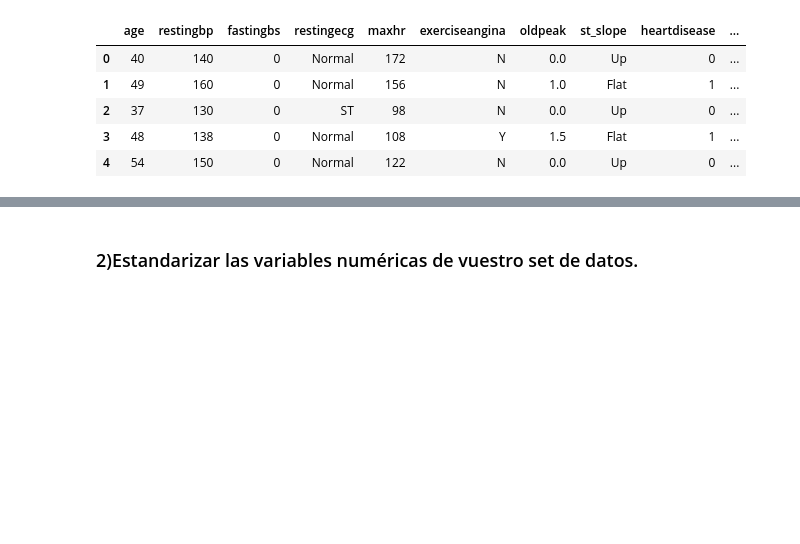
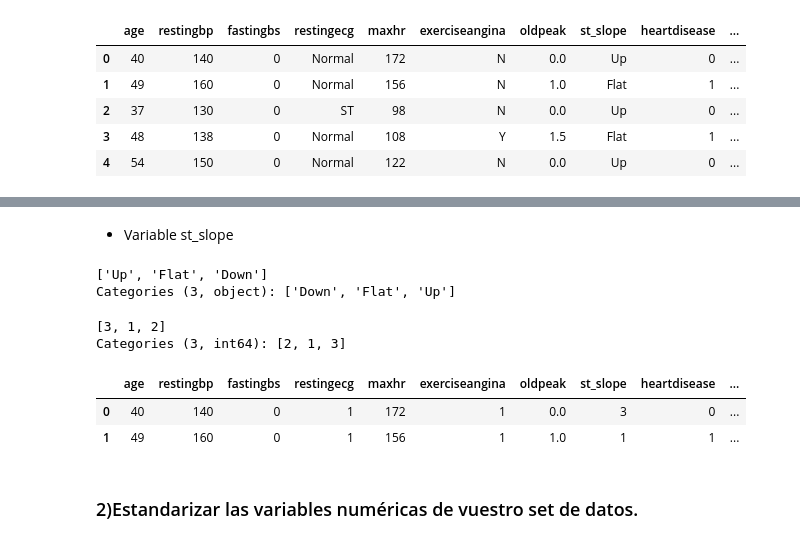
Before and after one commit to Adalab/DA-promo-c-modulo-3-sprint-1-Ximena-Anahi, a Jupyter notebook: 2.Regresion Logistica/2.pp-rl-preprocesado.ipynb, the cells around one changed output, grey strips where cells are left out. Cells and saved outputs as stored; diff of their text form; code cells hidden in the pictures; blank space fills up the shorter version.

```diff
--- a/2.Regresion Logistica/2.pp-rl-preprocesado.ipynb
+++ b/2.Regresion Logistica/2.pp-rl-preprocesado.ipynb
@@ -144,0 +189,6 @@ df_dummies.head()
+# %%
+# Hacemos el mapa de la columna
+mapa2 = {'N':1, 'Y':2}
+# %%
+# aplicamos el map a nuestra columna
+df_map["exerciseangina"] = df_map["exerciseangina"].map(mapa2)
@@ -144,0 +201,8 @@ df_dummies.head()
+# %% [markdown]
+- Variable  st_slope
+# %%
+# Observamos los valores únicos
+df_map["st_slope"].unique()
+# %% [output]
+['Up', 'Flat', 'Down']
+Categories (3, object): ['Down', 'Flat', 'Up']
@@ -145,2 +215,14 @@ df_dummies.head()
+# %%
+# Confimamos los cambios a través de los valores únicos
+df_map["st_slope"].unique()
+# %% [output]
+[3, 1, 2]
+Categories (3, int64): [2, 1, 3]
+# %%
+df_map.head(2)
+# %% [output]
+|  | age | restingbp | fastingbs | restingecg | maxhr | exerciseangina | oldpeak | st_slope | heartdisease | ... |
+| 0 | 40 | 140 | 0 | 1 | 172 | 1 | 0.0 | 3 | 0 | ... |
+| 1 | 49 | 160 | 0 | 1 | 156 | 1 | 1.0 | 1 | 1 | ... |
 # %% [markdown]
 ### 2)Estandarizar las variables numéricas de vuestro set de datos.
```
Also changed, not shown: parts of 36 cells of this notebook, 3 other files.
